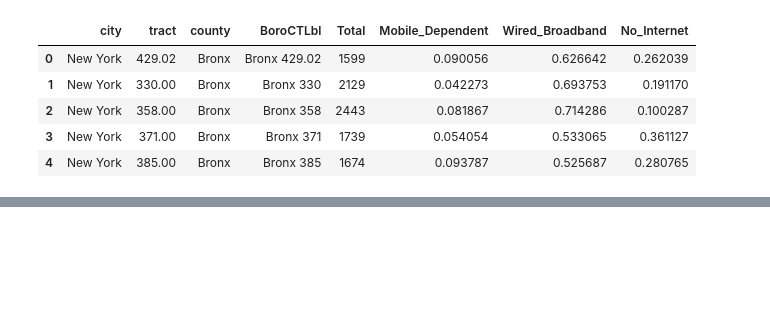
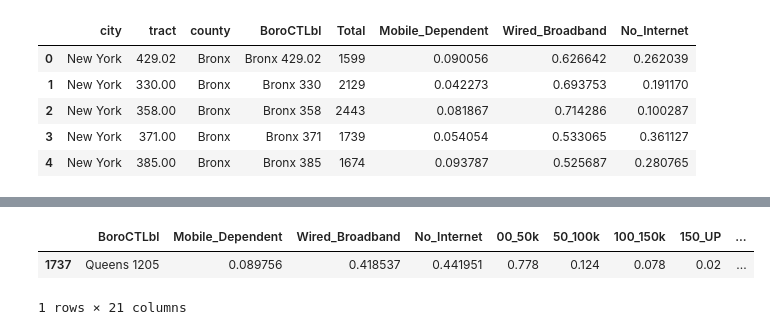
Before and after one commit to lyc1005/nyconnect, a Jupyter notebook: analysis/Bayes_Network_Analysis.ipynb, the cells around one changed output, grey strips where cells are left out. Cells and saved outputs as stored; diff of their text form; code cells hidden in the pictures; blank space fills up the shorter version.

```diff
--- a/analysis/Bayes_Network_Analysis.ipynb
+++ b/analysis/Bayes_Network_Analysis.ipynb
@@ -262,0 +271,6 @@ dtype: float64
+# %%
+data[data['BoroCTLbl'] == 'Queens 120500']
+# %% [output]
+|  | BoroCTLbl | Mobile_Dependent | Wired_Broadband | No_Internet | 00_50k | 50_100k | 100_150k | 150_UP | ... |
+| 1737 | Queens 1205 | 0.089756 | 0.418537 | 0.441951 | 0.778 | 0.124 | 0.078 | 0.02 | ... |
+1 rows × 21 columns
```
Also changed, not shown: parts of 20 cells of this notebook.
